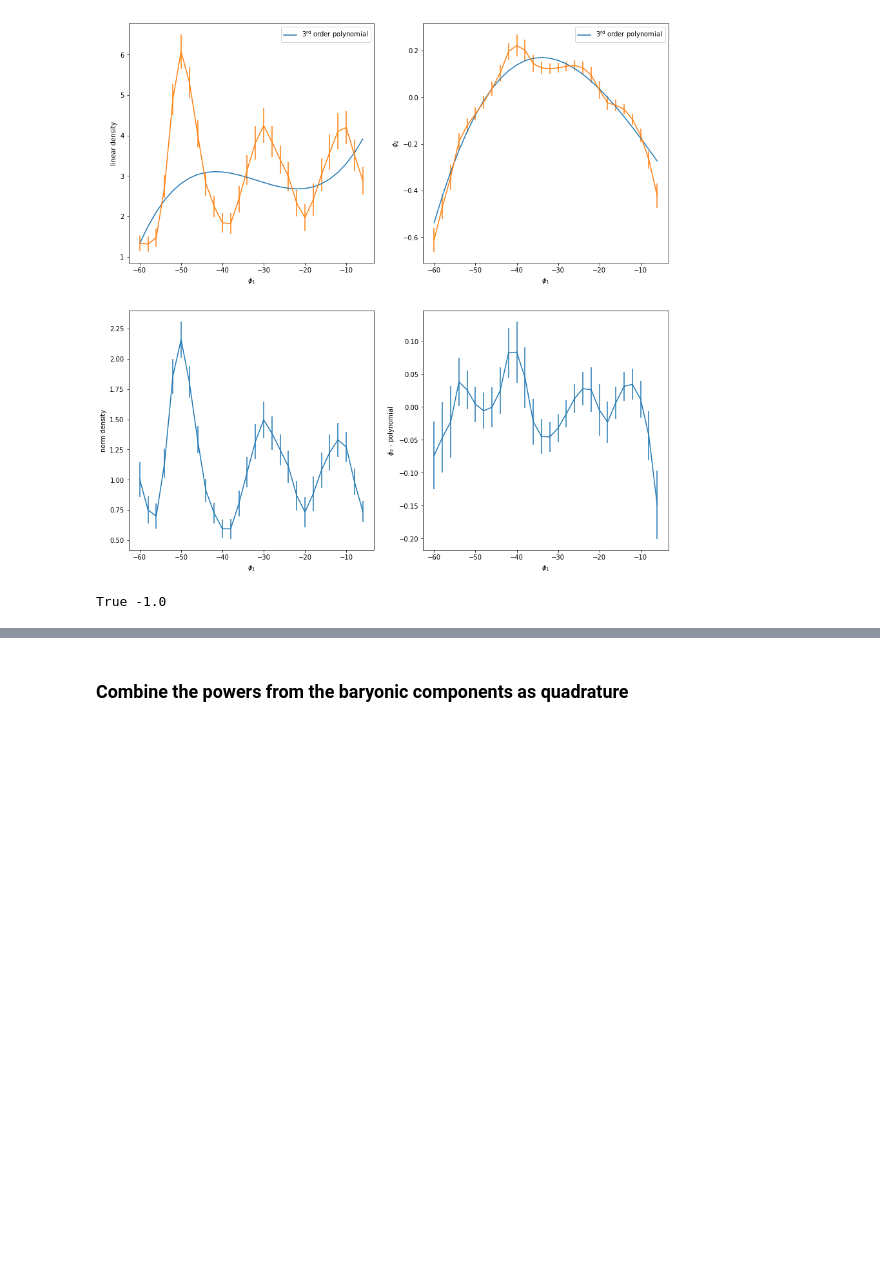
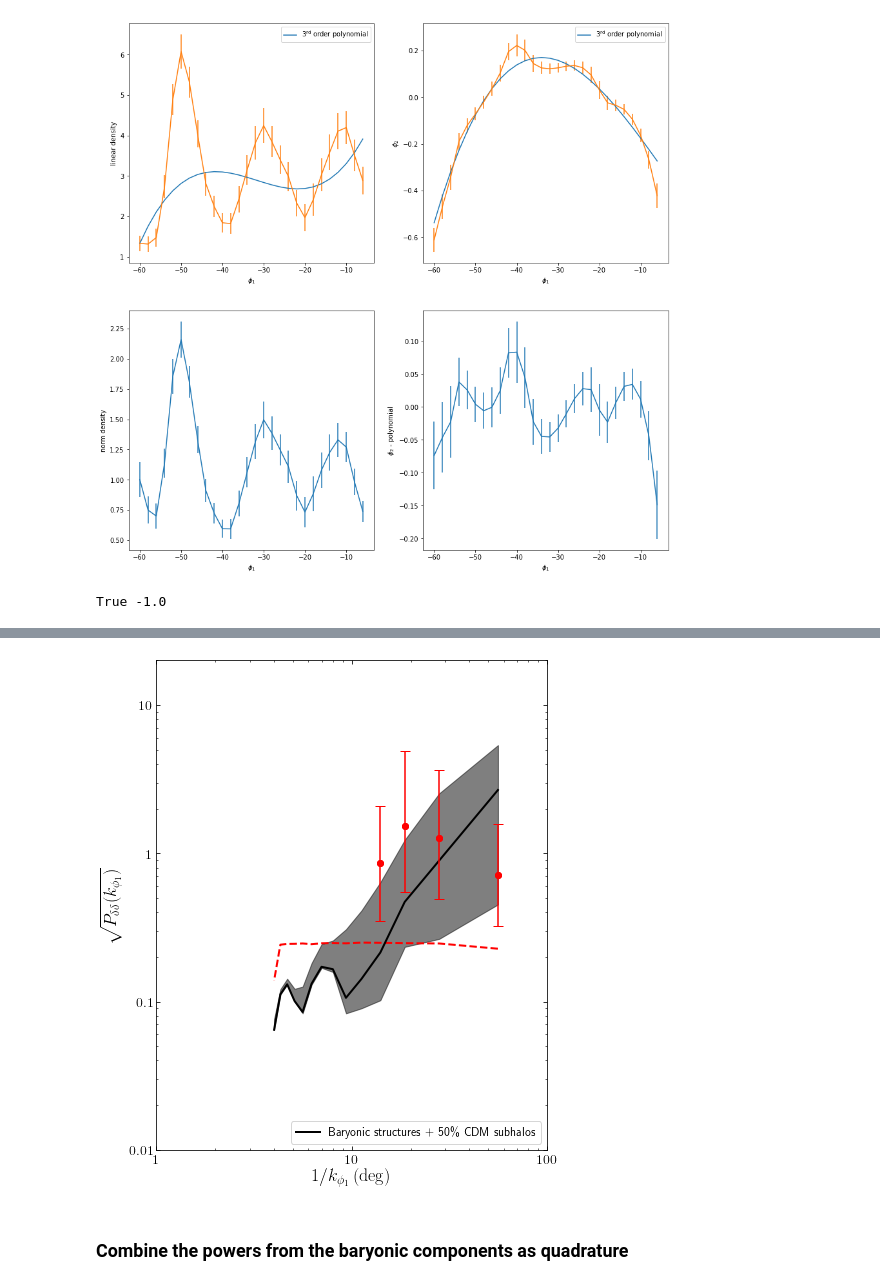
Before and after one commit to nbanik/Analyze_GD-1, a Jupyter notebook: GD-1_Gaia_CFHT.ipynb, the cells around one changed output, grey strips where cells are left out. Cells and saved outputs as stored; diff of their text form; code cells hidden in the pictures; blank space fills up the shorter version.

Commit message:
add errorbars

```diff
--- a/GD-1_Gaia_CFHT.ipynb
+++ b/GD-1_Gaia_CFHT.ipynb
@@ -438,0 +417,79 @@ Text(0,0.5,'$\\sqrt{P_{\\delta\\delta}(k_{\\phi_{1}})}$')
+# %%
+#Data
+#compute the contribution of the noise on the power, draw Gaussian realizations of the noise and add them to the
+#density and compute power, and find the 2 sigma dispersion
+px_dat,py_dat= signal.csd(norm_den,norm_den,fs=1./(phi1_cut[1]-phi1_cut[0]),scaling='spectrum',nperseg=len(phi1_cut))
+py_dat= py_dat.real
+px_dat= 1./px_dat
+py_dat= numpy.sqrt(py_dat*(phi1_cut[-1]-phi1_cut[0]))
+
+# Perform simulations of the noise to determine the power in the noise
+nerrsim= 10000
+ppy_err_dat= numpy.empty((nerrsim,len(px_dat)))
+
+ppy_noise=numpy.empty((nerrsim,len(px_dat)))
+
+for ii in range(nerrsim):
+    tmock= norm_den_err*numpy.random.normal(size=len(phi1_cut))
+    tmock_noise= norm_den + norm_den_err*numpy.random.normal(size=len(phi1_cut))
+    ppy_err_dat[ii]= signal.csd(tmock,tmock,
+                            fs=1./(phi1_cut[1]-phi1_cut[0]),scaling='spectrum',
+                            nperseg=len(phi1_cut))[1].real
+
+    ppy_noise[ii]= signal.csd(tmock_noise,tmock_noise,
+                            fs=1./(phi1_cut[1]-phi1_cut[0]),scaling='spectrum',
+                            nperseg=len(phi1_cut))[1].real
+
+py_err_dat= numpy.sqrt(numpy.median(ppy_err_dat,axis=0)*(phi1_cut[-1]-phi1_cut[0]))
+
+ppy_noise_median = numpy.sqrt(numpy.nanmedian(ppy_noise,axis=0)*(phi1_cut[-1]-phi1_cut[0]))
+print (ppy_noise_median- py_dat)
+
+ppy_noise.sort(axis=0)
+
+ppy_noise_low = numpy.sqrt(ppy_noise[int(numpy.round(0.159*nerrsim))]*(phi1_cut[-1]-phi1_cut[0]))
+ppy_noise_high = numpy.sqrt(ppy_noise[int(numpy.round(0.84*nerrsim))]*(phi1_cut[-1]-phi1_cut[0]))
+
+pcut= 0.3 # Only trust points above this, then remove noise
+
+pyy=ppy_noise_median[py_dat>pcut]#py_dat[py_dat>pcut]**2.-py_err_dat[py_dat>pcut]**2.
+
+low=np.sqrt(pyy**2.- ppy_noise_low[py_dat>pcut]**2.)
+high=np.sqrt(pyy**2. +ppy_noise_high[py_dat>pcut]**2.)
+
+
+#Plot
+bovy_plot.bovy_print(axes_labelsize=18.,xtick_labelsize=14.,ytick_labelsize=14.)
+figsize(7,9)
+
+#loglog(px1,py1,color='b',zorder=1,label=r'9 Gyr N=4 Spiral, $R_{s}$ = 7 kpc')
+#loglog(px2,py2,color='g',zorder=1,label=r'9 Gyr N=4 Spiral, $R_{s}$ = 5 kpc')
+#loglog(px3,py3,color='cyan',zorder=1,label=r'9 Gyr N=4 Spiral, $R_{s}$ = 3 kpc')
+#loglog(px_B,py_B,color='orange',zorder=1,label=r'bar')
+
+#loglog(px1,py_err1,color='b',ls=':',zorder=1)
+#loglog(px2,py_err2,color='g',ls=':',zorder=1)
+#loglog(px3,py_err3,color='cyan',ls=':',zorder=1)
+
+#plot_dens(dens_filename0,color='orange',zorder=1,ls='-',err_color='orange',fill=True,label=r'$53\% \rm{N}_{\rm{CDM}}$')
+dir='dens_Omega/subhalo_GMC/0p50CDM_GMC/'
+dir1= dir + 'physical_coord/'
+
+loglog(px_dat[py_dat>pcut],numpy.sqrt(pyy),marker='o',color='r',zorder=10,ls='none')
+#errorbar(px_dat[(py_dat<pcut)],numpy.amax(numpy.array([py_dat,py_err_dat]),axis=0)[py_dat<pcut],
+#         yerr=numpy.array([.1+0.*px_dat[(py_dat<pcut)],.1+0.*px_dat[(py_dat<pcut)]]),
+#         uplims=True,capthick=2.,ls='none',color='k',zorder=10)
+loglog(px_dat,py_err_dat,lw=2.,ls='--',color='red',zorder=0)
+errorbar(px_dat[py_dat>pcut],numpy.sqrt(pyy),
+         yerr=[low,high]
+         ,color='r',fmt='o',capsize=5.,capthick=1.,ecolor='r')
+
+
+#loglog(px_dat,py_dat,color='r',ls='none',marker='o',zorder=10,label='Gaia + Pan-STARRS')
+#loglog(px_dat,py_err_dat,color='r',ls='--',zorder=1)
+#plot_pk_scatter('dens_Omega/combined/complete/',N=30,label=r'GMCs + Spiral + Bar',baryons=True)
+plot_pk_scatter(dir1,N=500,label=r'Baryonic structures + 50\% CDM subhalos',baryons=True)
+set_ranges_and_labels_dens()
+plt.ylabel(r'$\sqrt{P_{\delta\delta}(k_{\phi_{1}})}$',fontsize=18)
+savefig('plots/GD-1_power_baryons_CDM_errorbars.pdf')
+# %% [output]
@@ -439,3 +502,4 @@ Text(0,0.5,'$\\sqrt{P_{\\delta\\delta}(k_{\\phi_{1}})}$')
+[figure, added]
 # %% [markdown]
 ### Combine the powers from the baryonic components as quadrature
 # %%
```
Also changed, not shown: parts of 8 cells of this notebook.
